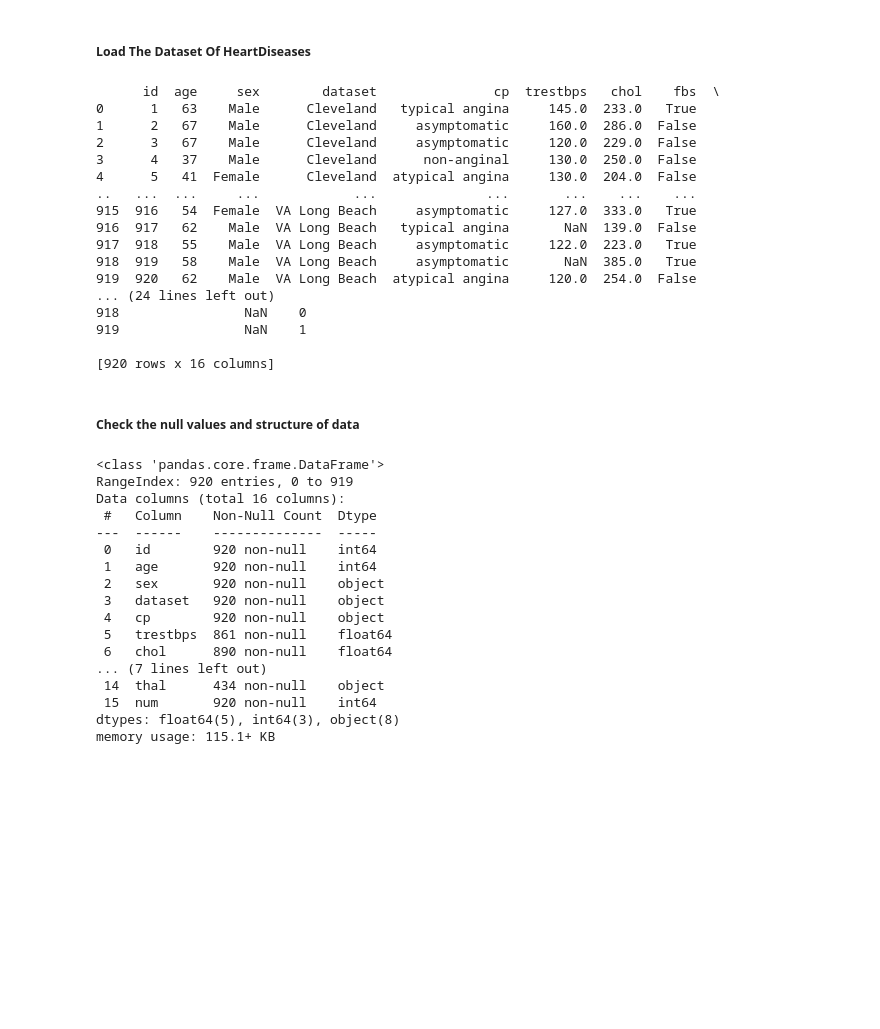
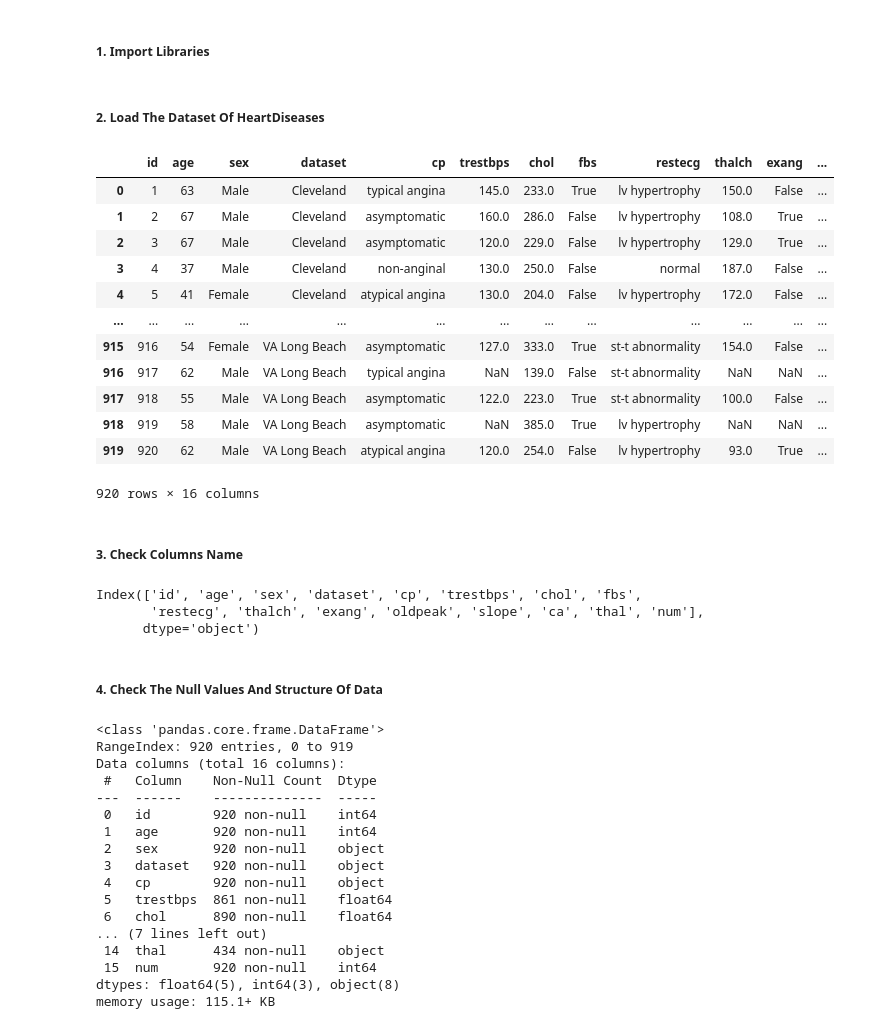
Before and after one commit to MuteebaAly/ML_Engineer_Internship, a Jupyter notebook: Task_3/Heart_Diseases_prediction.ipynb, the cells around one changed output. Cells and saved outputs as stored; diff of their text form; code cells hidden in the pictures; blank space fills up the shorter version.

```diff
--- a/Task_3/Heart_Diseases_prediction.ipynb
+++ b/Task_3/Heart_Diseases_prediction.ipynb
@@ -3 +10,3 @@
+# %% [markdown]
+##### 1. Import Libraries
 # %%
@@ -8,28 +22,32 @@ import matplotlib.pyplot as plt
 # %% [markdown]
-##### Load The Dataset Of HeartDiseases
+##### 2. Load The Dataset Of HeartDiseases
 # %%
 data=pd.read_csv(r"C:\Users\Muteeba Ali\Downloads\Compressed\archive\heart_disease_uci.csv")
-print(data)
+data
 # %% [output]
+|  | id | age | sex | dataset | cp | trestbps | chol | fbs | restecg | thalch | exang | ... |
+| 0 | 1 | 63 | Male | Cleveland | typical angina | 145.0 | 233.0 | True | lv hypertrophy | 150.0 | False | ... |
+| 1 | 2 | 67 | Male | Cleveland | asymptomatic | 160.0 | 286.0 | False | lv hypertrophy | 108.0 | True | ... |
+| 2 | 3 | 67 | Male | Cleveland | asymptomatic | 120.0 | 229.0 | False | lv hypertrophy | 129.0 | True | ... |
+| 3 | 4 | 37 | Male | Cleveland | non-anginal | 130.0 | 250.0 | False | normal | 187.0 | False | ... |
+| 4 | 5 | 41 | Female | Cleveland | atypical angina | 130.0 | 204.0 | False | lv hypertrophy | 172.0 | False | ... |
+| ... | ... | ... | ... | ... | ... | ... | ... | ... | ... | ... | ... | ... |
+| 915 | 916 | 54 | Female | VA Long Beach | asymptomatic | 127.0 | 333.0 | True | st-t abnormality | 154.0 | False | ... |
+| 916 | 917 | 62 | Male | VA Long Beach | typical angina | NaN | 139.0 | False | st-t abnormality | NaN | NaN | ... |
+| 917 | 918 | 55 | Male | VA Long Beach | asymptomatic | 122.0 | 223.0 | True | st-t abnormality | 100.0 | False | ... |
+| 918 | 919 | 58 | Male | VA Long Beach | asymptomatic | NaN | 385.0 | True | lv hypertrophy | NaN | NaN | ... |
+| 919 | 920 | 62 | Male | VA Long Beach | atypical angina | 120.0 | 254.0 | False | lv hypertrophy | 93.0 | True | ... |
-      id  age     sex        dataset               cp  trestbps   chol    fbs  \
-0      1   63    Male      Cleveland   typical angina     145.0  233.0   True
-1      2   67    Male      Cleveland     asymptomatic     160.0  286.0  False
-2      3   67    Male      Cleveland     asymptomatic     120.0  229.0  False
-3      4   37    Male      Cleveland      non-anginal     130.0  250.0  False
-4      5   41  Female      Cleveland  atypical angina     130.0  204.0  False
-..   ...  ...     ...            ...              ...       ...    ...    ...
-915  916   54  Female  VA Long Beach     asymptomatic     127.0  333.0   True
-916  917   62    Male  VA Long Beach   typical angina       NaN  139.0  False
-917  918   55    Male  VA Long Beach     asymptomatic     122.0  223.0   True
-918  919   58    Male  VA Long Beach     asymptomatic       NaN  385.0   True
-919  920   62    Male  VA Long Beach  atypical angina     120.0  254.0  False
-... (24 lines left out)
-918                NaN    0
-919                NaN    1
-
-[920 rows x 16 columns]
+920 rows × 16 columns
+# %% [markdown]
+##### 3. Check Columns Name
+# %%
+data.columns
+# %% [output]
+Index(['id', 'age', 'sex', 'dataset', 'cp', 'trestbps', 'chol', 'fbs',
+       'restecg', 'thalch', 'exang', 'oldpeak', 'slope', 'ca', 'thal', 'num'],
+      dtype='object')
 # %% [markdown]
-##### Check the null values and structure of data
+##### 4. Check The Null Values And Structure Of Data
 # %%
 data.info()
 # %% [output]
```
Also changed, not shown: parts of 42 cells of this notebook.
